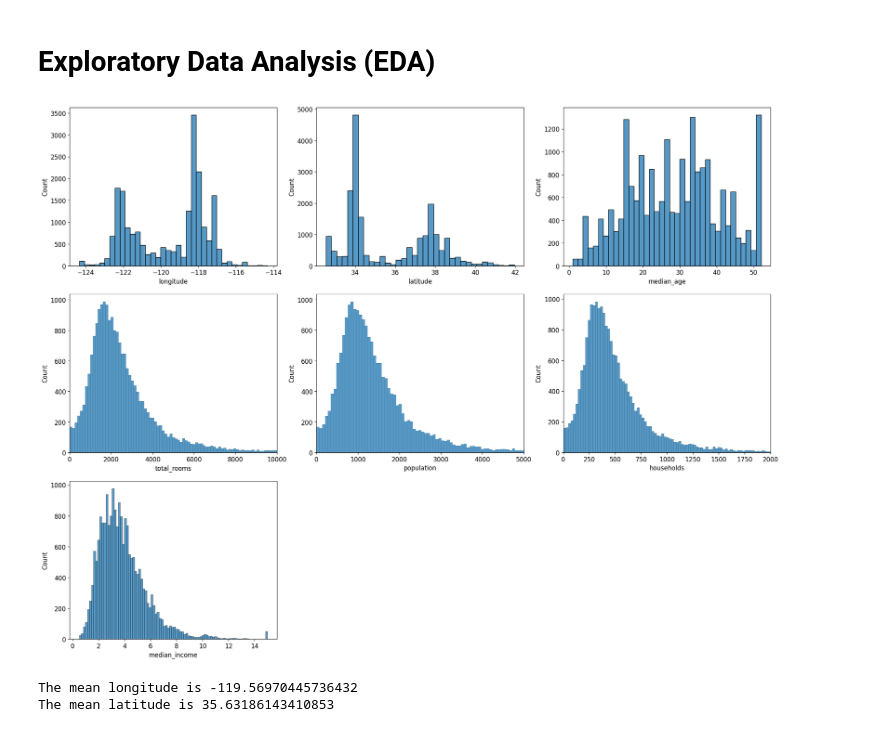
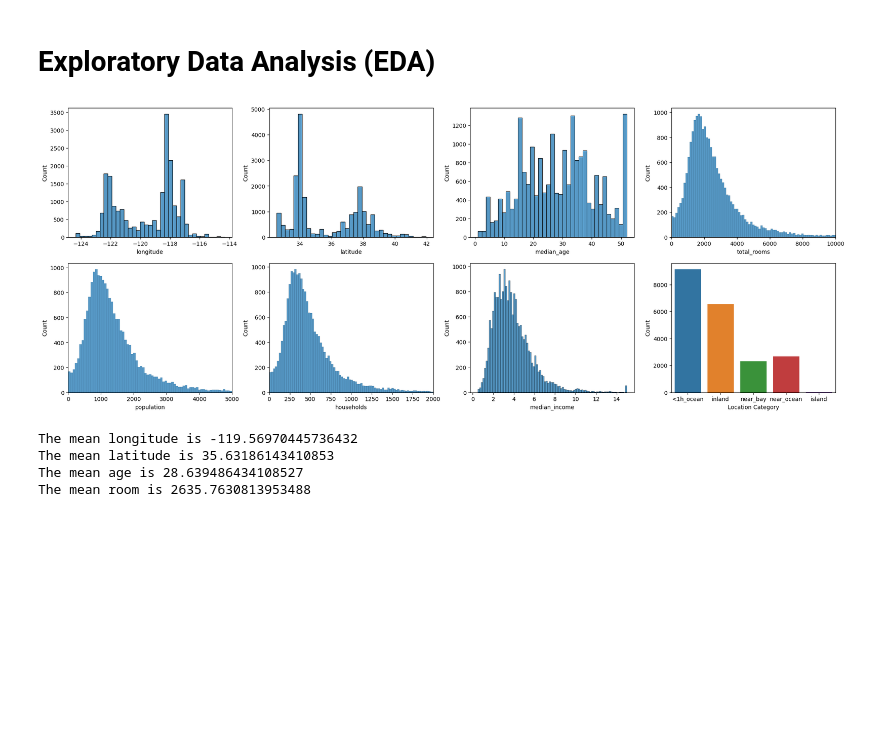
Before and after one commit to vincentsgherzi/cogs109, a Jupyter notebook: Cogs109-Final.ipynb, the cells around one changed output. Cells and saved outputs as stored; diff of their text form; code cells hidden in the pictures; blank space fills up the shorter version.

```diff
--- a/Cogs109-Final.ipynb
+++ b/Cogs109-Final.ipynb
@@ -120,29 +120,45 @@ df
 # %%
 plt.rcParams['figure.figsize'] = (20, 15)
 
-# Excluding the column 'ocean_proximity'
 features = [col for col in df.columns]
 
-plotArr = [None] * 8
+plotArr = [None] * 9
 
-for i in range(1, 8):
-    plotArr[i] = plt.subplot(3, 3, i)
-    plt.tight_layout()
-    sns.histplot(data=df, x=features[i - 1], ax=plotArr[i])
+location_columns = ["<1h_ocean", "inland", "near_bay", "near_ocean", "island"]
+location_counts = df[location_columns].sum()
+
+for i in range(1, 9):
+
+    if(i == 8):
+        plotArr[i] = plt.subplot(4, 4, i)
+        plt.tight_layout()
+        sns.barplot(x=location_counts.index, y=location_counts.values)
+        plt.xlabel('Location Category')
+        plt.ylabel('Count')
+    else:
+        plotArr[i] = plt.subplot(4, 4, i)
+        plt.tight_layout()
+        sns.histplot(data=df, x=features[i - 1], ax=plotArr[i])
+
 
 
 plotArr[4].set_xlim([0, 10000])
 plotArr[5].set_xlim([0, 5000])
 plotArr[6].set_xlim([0, 2000])
-# plotArr[7].set_xlim([0, 2000])
 plt.show()
 
 mean_longitude = df['longitude'].mean()
 mean_latitude = df['latitude'].mean()
+mean_age = df['median_age'].mean()
+mean_room = df['total_rooms'].mean()
 
 print(f"The mean longitude is {mean_longitude}")
 print(f"The mean latitude is {mean_latitude}")
+print(f"The mean age is {mean_age}")
+print(f"The mean room is {mean_room}")
 # %% [output]
-[figure, old version]
+[figure, new version]
 The mean longitude is -119.56970445736432
 The mean latitude is 35.63186143410853
+The mean age is 28.639486434108527
+The mean room is 2635.7630813953488
```
